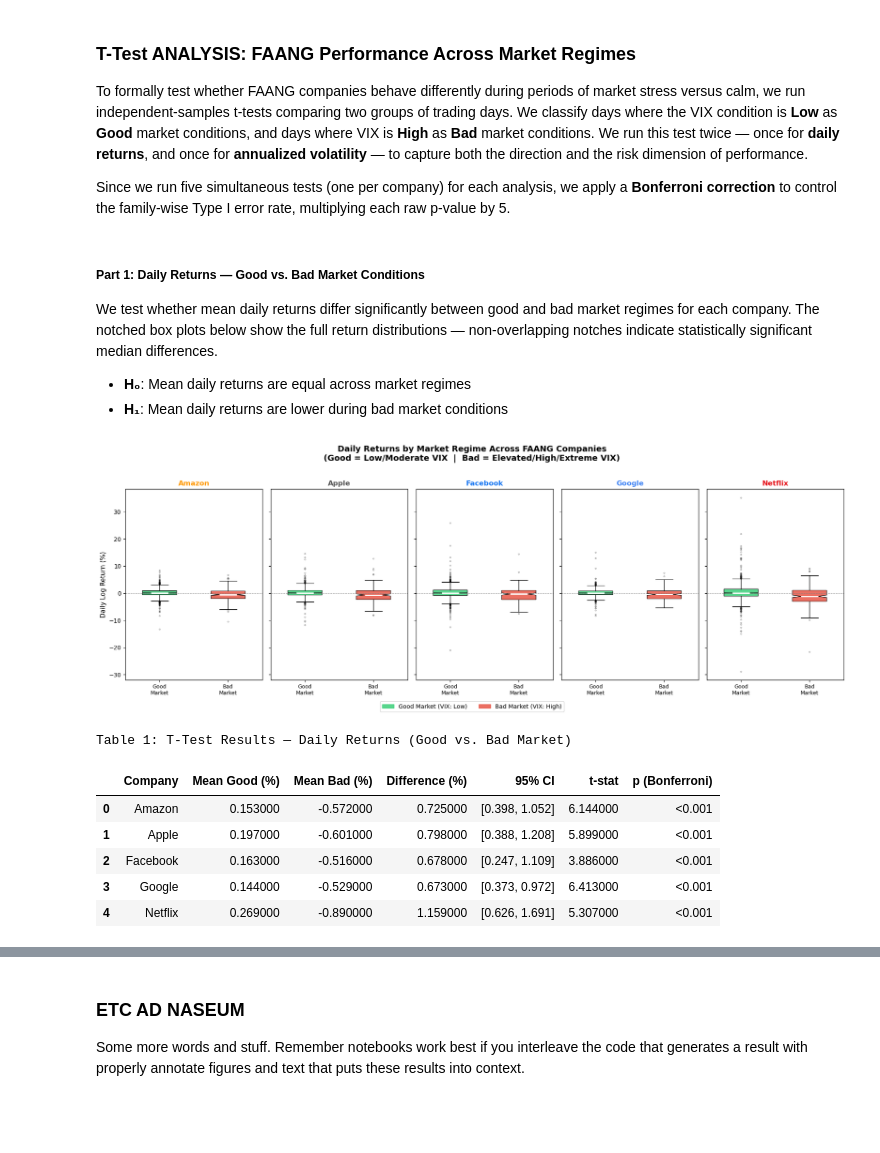
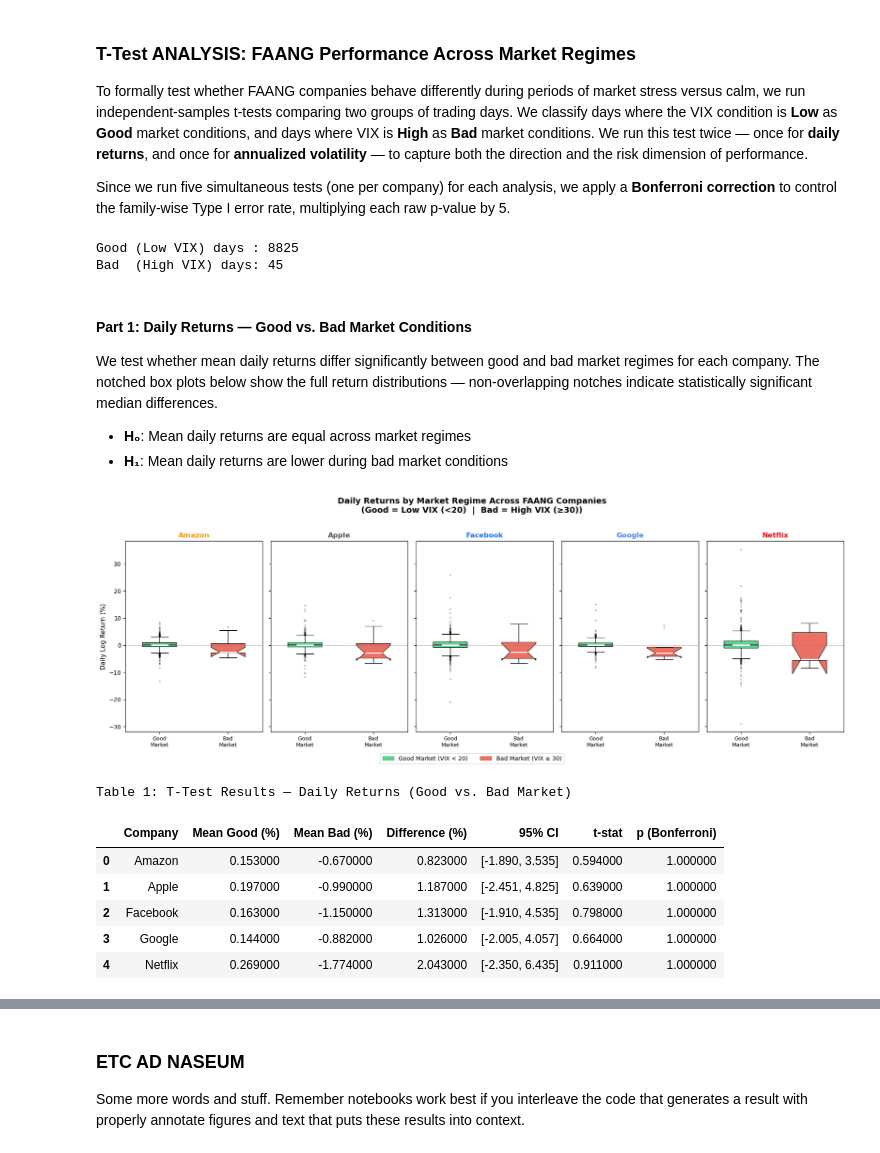
Before and after one commit to COGS108/Group086_WI26, a Jupyter notebook: 03-FinalProject.ipynb, the cells around one changed output, grey strips where cells are left out. Saved outputs shown, nothing was run; the diff lists cells and outputs as text; code cells hidden in the pictures; blank space fills up the shorter version.

Commit message:
edited test analysis

```diff
--- a/03-FinalProject.ipynb
+++ b/03-FinalProject.ipynb
@@ -1048,9 +1025,13 @@ import matplotlib.patches as mpatches
 
 faang_df = pd.read_csv('data/02-processed/faang_processed.csv')
 faang_df = faang_df.dropna(subset=['Daily_Log_Return', 'Volatility'])
+
+# Only keep Low (Good) and High (Bad) regime days — Moderate is excluded
+# so the comparison is strictly calm vs. stressed markets
 faang_df['Market_Regime'] = faang_df['vix_regime'].apply(
-    lambda x: 'Good' if x == 'Low' else 'Bad'
+    lambda x: 'Good' if x == 'Low' else ('Bad' if x == 'High' else None)
 )
+faang_df = faang_df.dropna(subset=['Market_Regime'])
 
 companies = sorted(faang_df['Company'].unique())
 COLORS = {'Good': '#2ecc71', 'Bad': '#e74c3c'}
@@ -1058,10 +1039,16 @@ COMPANY_COLORS = {
     'Amazon': '#FF9900', 'Apple': '#555555', 'Facebook': '#1877F2',
     'Google': '#4285F4', 'Netflix': '#E50914'
 }
-good_patch = mpatches.Patch(color=COLORS['Good'], alpha=0.8, label='Good Market (VIX: Low)')
-bad_patch  = mpatches.Patch(color=COLORS['Bad'],  alpha=0.8, label='Bad Market (VIX: High)')
+good_patch = mpatches.Patch(color=COLORS['Good'], alpha=0.8, label='Good Market (VIX < 20)')
+bad_patch  = mpatches.Patch(color=COLORS['Bad'],  alpha=0.8, label='Bad Market (VIX ≥ 30)')
+
+print(f"Good (Low VIX) days : {(faang_df['Market_Regime']=='Good').sum()}")
+print(f"Bad  (High VIX) days: {(faang_df['Market_Regime']=='Bad').sum()}")
+# %% [output]
+Good (Low VIX) days : 8825
+Bad  (High VIX) days: 45
 # %% [markdown]
-##### Part 1: Daily Returns — Good vs. Bad Market Conditions
+#### Part 1: Daily Returns — Good vs. Bad Market Conditions
 
 We test whether mean daily returns differ significantly between good and bad market regimes for each company. The notched box plots below show the full return distributions — non-overlapping notches indicate statistically significant median differences.
 
@@ -1070,39 +1057,39 @@ We test whether mean daily returns differ significantly between good and bad mar
 # %%
 fig, axes = plt.subplots(1, 5, figsize=(18, 6), sharey=True)
 fig.suptitle(
     'Daily Returns by Market Regime Across FAANG Companies\n'
-    '(Good = Low/Moderate VIX  |  Bad = Elevated/High/Extreme VIX)',
+    '(Good = Low VIX (<20)  |  Bad = High VIX (≥30))',
     fontsize=14, fontweight='bold', y=1.02)
 
 for ax, comp in zip(axes, companies):
     sub = faang_df[faang_df['Company'] == comp]
     data_good = sub[sub['Market_Regime'] == 'Good']['Daily_Log_Return'] * 100
     data_bad  = sub[sub['Market_Regime'] == 'Bad']['Daily_Log_Return']  * 100
     bp = ax.boxplot([data_good, data_bad],
                     patch_artist=True, notch=True, widths=0.5,
                     medianprops=dict(color='white', linewidth=2),
                     flierprops=dict(marker='o', markersize=2, alpha=0.3))
     bp['boxes'][0].set_facecolor(COLORS['Good']); bp['boxes'][0].set_alpha(0.8)
     bp['boxes'][1].set_facecolor(COLORS['Bad']);  bp['boxes'][1].set_alpha(0.8)
     ax.set_title(comp, fontsize=12, fontweight='bold', color=COMPANY_COLORS[comp])
     ax.set_xticks([1, 2])
     ax.set_xticklabels(['Good\nMarket', 'Bad\nMarket'], fontsize=9)
     ax.axhline(0, color='gray', linestyle='--', linewidth=0.8, alpha=0.6)
 
 axes[0].set_ylabel('Daily Log Return (%)', fontsize=11)
 fig.legend(handles=[good_patch, bad_patch], loc='lower center', ncol=2,
            fontsize=10, bbox_to_anchor=(0.5, -0.05), frameon=True)
 plt.tight_layout()
 plt.show()
 # %% [output]
-[figure, old version]
+[figure, new version]
 # %%
 return_results = []
 for comp in companies:
     sub = faang_df[faang_df['Company'] == comp]
     good = sub[sub['Market_Regime'] == 'Good']['Daily_Log_Return'].dropna()
     bad  = sub[sub['Market_Regime'] == 'Bad']['Daily_Log_Return'].dropna()
-    t, p = stats.ttest_ind(good, bad)
+    t, p = stats.ttest_ind(good, bad, equal_var=False)  # Welch's t-test
     diff = (good.mean() - bad.mean()) * 100
     se = np.sqrt(good.std()**2/len(good) + bad.std()**2/len(bad)) * 100
     ci_lo, ci_hi = diff - 1.96*se, diff + 1.96*se
@@ -1122,11 +1109,11 @@ display(return_df.style.set_caption('Table 1: T-Test Results — Daily Returns (
 # %% [output]
 Table 1: T-Test Results — Daily Returns (Good vs. Bad Market)
 |  | Company | Mean Good (%) | Mean Bad (%) | Difference (%) | 95% CI | t-stat | p (Bonferroni) |
-| 0 | Amazon | 0.153000 | -0.572000 | 0.725000 | [0.398, 1.052] | 6.144000 | <0.001 |
-| 1 | Apple | 0.197000 | -0.601000 | 0.798000 | [0.388, 1.208] | 5.899000 | <0.001 |
-| 2 | Facebook | 0.163000 | -0.516000 | 0.678000 | [0.247, 1.109] | 3.886000 | <0.001 |
-| 3 | Google | 0.144000 | -0.529000 | 0.673000 | [0.373, 0.972] | 6.413000 | <0.001 |
-| 4 | Netflix | 0.269000 | -0.890000 | 1.159000 | [0.626, 1.691] | 5.307000 | <0.001 |
+| 0 | Amazon | 0.153000 | -0.670000 | 0.823000 | [-1.890, 3.535] | 0.594000 | 1.000000 |
+| 1 | Apple | 0.197000 | -0.990000 | 1.187000 | [-2.451, 4.825] | 0.639000 | 1.000000 |
+| 2 | Facebook | 0.163000 | -1.150000 | 1.313000 | [-1.910, 4.535] | 0.798000 | 1.000000 |
+| 3 | Google | 0.144000 | -0.882000 | 1.026000 | [-2.005, 4.057] | 0.664000 | 1.000000 |
+| 4 | Netflix | 0.269000 | -1.774000 | 2.043000 | [-2.350, 6.435] | 0.911000 | 1.000000 |
 # %%
 fig, ax = plt.subplots(figsize=(11, 5))
 bar_colors = [COMPANY_COLORS[c] for c in return_df['Company']]
```
Also changed, not shown: parts of 23 cells of this notebook, 2 other files.
